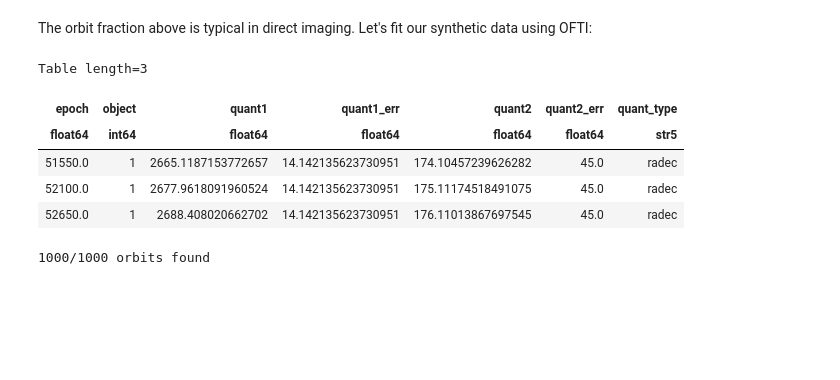
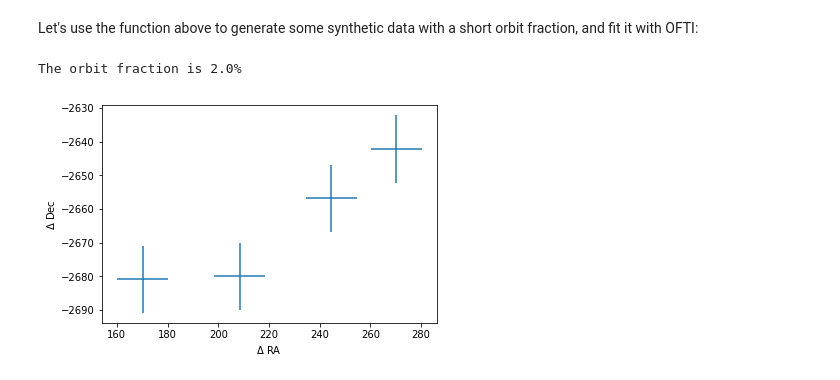
Before and after one commit to sblunt/orbitize, a Jupyter notebook: docs/tutorials/MCMC_vs_OFTI.ipynb, the cells around one changed output. Saved outputs shown, nothing was run; the diff lists cells and outputs as text; code cells hidden in the pictures; blank space fills up the shorter version.

Commit message:
Add MCMC vs OFTI tutorial, change some docs

```diff
--- a/docs/tutorials/MCMC_vs_OFTI.ipynb
+++ b/docs/tutorials/MCMC_vs_OFTI.ipynb
@@ -69,30 +89,0 @@ This planet has a period of 150.0 yrs. Observations cover 3.0 years, so the orbi
-# %% [markdown]
-The orbit fraction above is typical in direct imaging. Let's fit our synthetic data using OFTI:
-# %%
-# set up orbitize objects
-
-data_table = astropy.table.Table(
-    [observation_epochs, [1]*num_obs, ra, ra_err, dec, dec_err, ["radec"]*num_obs],
-    names=('epoch', 'object', 'quant1', 'quant1_err', 'quant2', 'quant2_err', 'quant_type')
-)
-
-my_system = system.System(1, data_table, mstar, plx)
-my_sampler = sampler.OFTI(my_system)
-
-# print out the data table, for the lolz
-data_table
-# %% [output]
-Table length=3
-| epoch | object | quant1 | quant1_err | quant2 | quant2_err | quant_type |
-| float64 | int64 | float64 | float64 | float64 | float64 | str5 |
-| 51550.0 | 1 | 2665.1187153772657 | 14.142135623730951 | 174.10457239626282 | 45.0 | radec |
-| 52100.0 | 1 | 2677.9618091960524 | 14.142135623730951 | 175.11174518491075 | 45.0 | radec |
-| 52650.0 | 1 | 2688.408020662702 | 14.142135623730951 | 176.11013867697545 | 45.0 | radec |
-# %%
-# perform OFTI fit
-
-num2accept = int(1e3) # run OFTI until this many orbits are accepted
-
-_ = my_sampler.run_sampler(num2accept)
-# %% [output]
-1000/1000 orbits found
@@ -100,0 +90,14 @@ _ = my_sampler.run_sampler(num2accept)
+# %% [markdown]
+Let's use the function above to generate some synthetic data with a short orbit fraction, and fit it with OFTI:
+# %%
+# generate data with default kwargs
+short_data_table, short_orbit_fraction = generate_synthetic_data()
+print('The orbit fraction is {}%'.format(np.round(short_orbit_fraction),1))
+
+# initialize orbitize `System` object
+short_system = system.System(1, short_data_table, mstar, plx)
+
+num2accept = 500 # run sampler until this many orbits are accepted
+# %% [output]
+The orbit fraction is 2.0%
+[figure, added]
```
Also changed, not shown: parts of 21 cells of this notebook, 2 other files.
